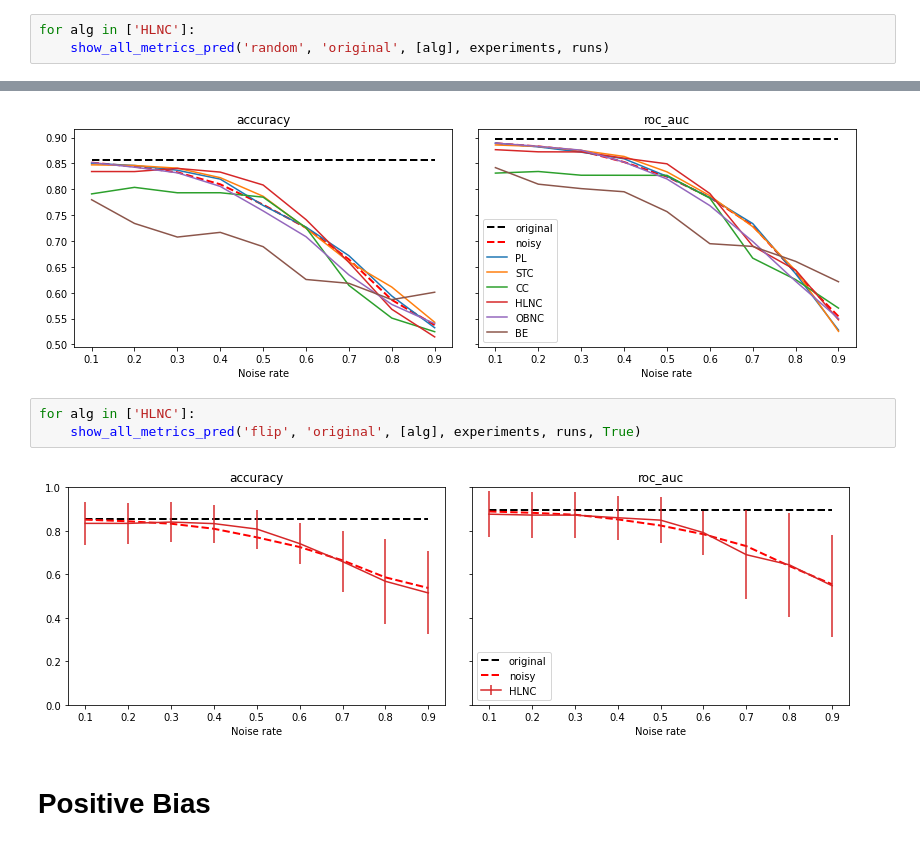
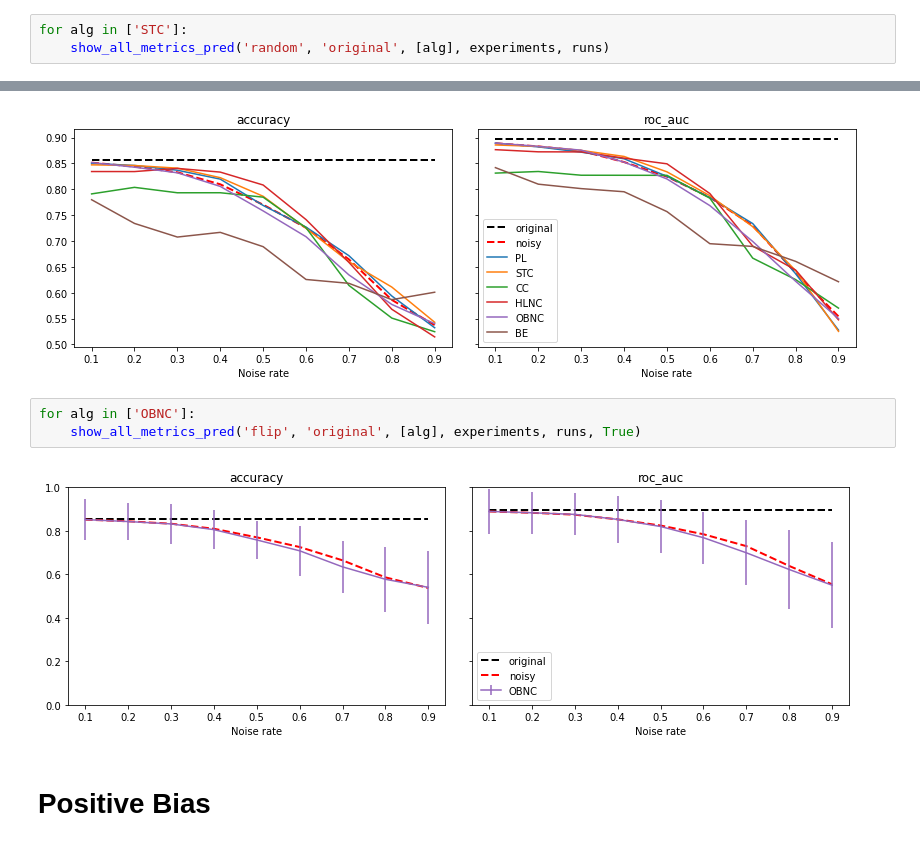
Before and after one commit to reluzita/rewriting-history, a Jupyter notebook: result_analysis/original_test_set_analysis.ipynb, the cells around one changed output, grey strips where cells are left out. Saved outputs shown, nothing was run; the diff lists cells and outputs as text.

```diff
--- a/result_analysis/original_test_set_analysis.ipynb
+++ b/result_analysis/original_test_set_analysis.ipynb
@@ -35,6 +35,6 @@ show_all_metrics_pred('random', 'original', algorithms, experiments, runs)
 # %% [output]
 [figure]
 # %%
-for alg in ['HLNC']:
+for alg in ['STC']:
     show_all_metrics_pred('random', 'original', [alg], experiments, runs)
 # %% [output]
@@ -46,10 +46,10 @@ show_all_metrics_pred('flip', 'original', algorithms, experiments, runs)
 # %% [output]
 [figure]
 # %%
-for alg in ['HLNC']:
+for alg in ['OBNC']:
     show_all_metrics_pred('flip', 'original', [alg], experiments, runs, True)
 # %% [output]
-[figure, old version]
+[figure, new version]
 # %% [markdown]
 # Positive Bias
 # %%
```
Also changed, not shown: parts of 5 cells of this notebook, 6 other files.
